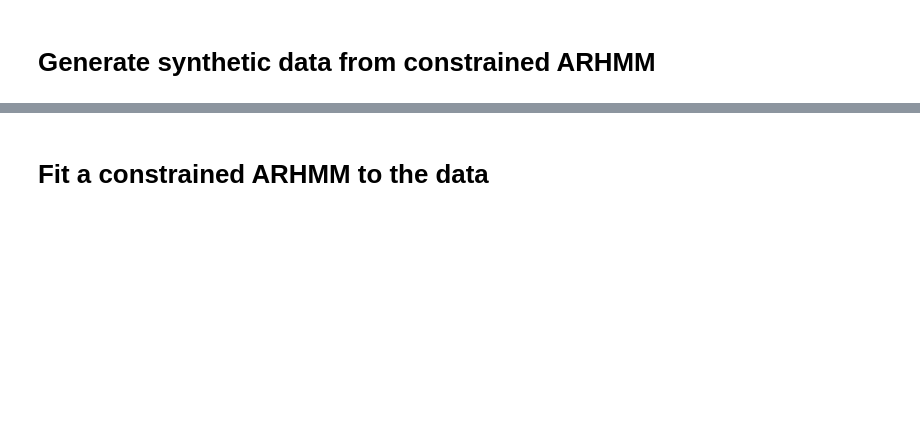
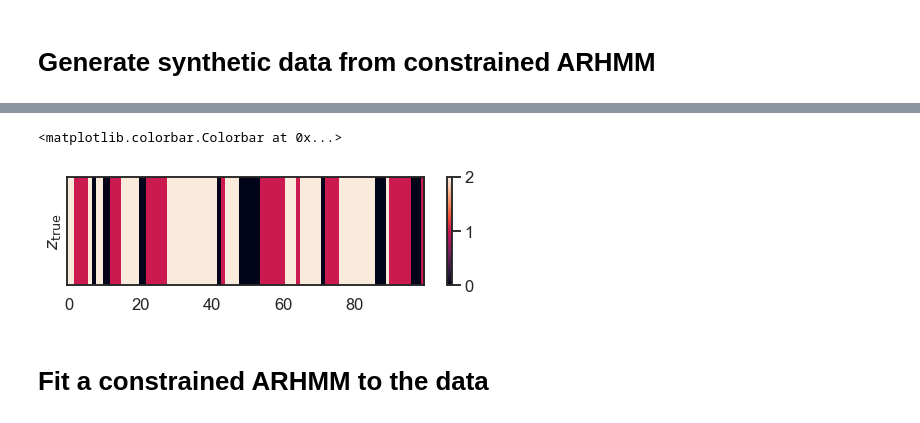
Before and after one commit to cunningham-lab/SocialBehaviors, a Jupyter notebook: SocialBehaviorptc/ssm_ptc/examples/ConstrainedARHMM.ipynb, the cells around one changed output, grey strips where cells are left out. Cells and saved outputs as stored; diff of their text form; code cells hidden in the pictures; blank space fills up the shorter version.

```diff
--- a/SocialBehaviorptc/ssm_ptc/examples/ConstrainedARHMM.ipynb
+++ b/SocialBehaviorptc/ssm_ptc/examples/ConstrainedARHMM.ipynb
@@ -37,3 +82,14 @@ z, data = true_model.sample(T, return_np=False)
+# %%
+slc = slice(0, T)
+
+plt.figure(figsize=(8, 2))
+plt.imshow(z[None, slc], aspect="auto")
+plt.ylabel("$z_{\\mathrm{true}}$")
+plt.yticks([])
+plt.colorbar()
+# %% [output]
+<matplotlib.colorbar.Colorbar at 0x...>
+[figure, added]
 # %% [markdown]
 # Fit a constrained ARHMM to the data
 # %%
```
Also changed, not shown: parts of 72 cells of this notebook, 18 other files.
